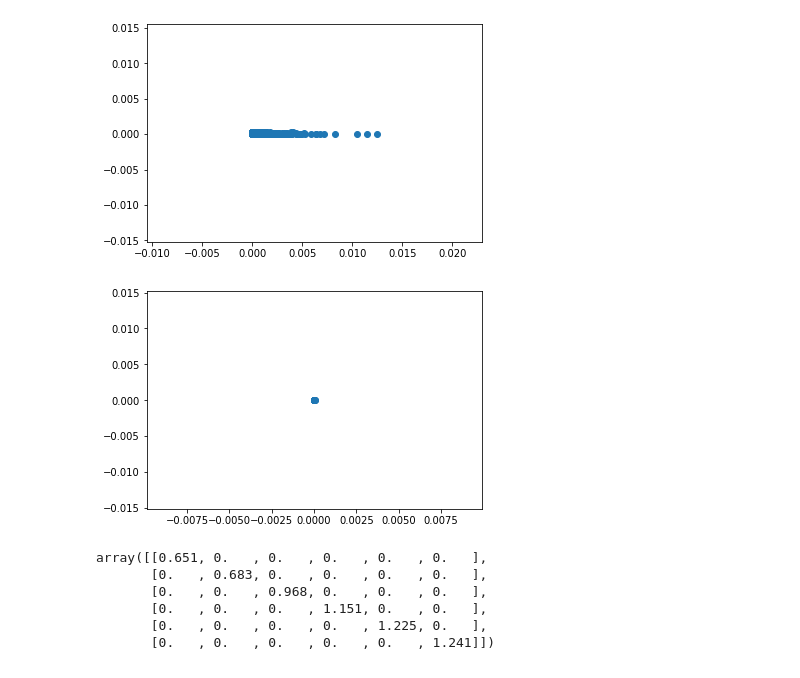
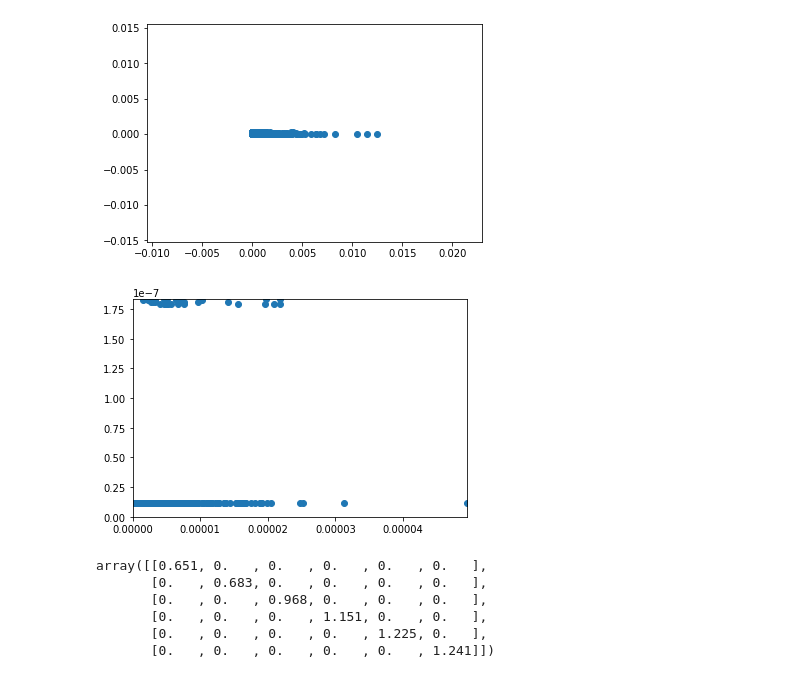
Before and after one commit to zihao12/pyJSMF-RAW, a Jupyter notebook: experiments/sla_multinomial1.ipynb, the cells around one changed output. Saved outputs shown, nothing was run; the diff lists cells and outputs as text; code cells hidden in the pictures.

```diff
--- a/experiments/sla_multinomial1.ipynb
+++ b/experiments/sla_multinomial1.ipynb
@@ -174,9 +174,11 @@ for i in range(k):
 [figure]
 # %%
 plt.scatter(Ctrue[S0,:].flatten(), C[S0,:].flatten())
+plt.xlim((0, Ctrue[S0,:].max()))
+plt.ylim((0, C[S0,:].max()))
 plt.show()
 # %% [output]
-[figure, old version]
+[figure, new version]
 # %%
 A.round(3)
 # %% [output]
```
Also changed, not shown: parts of 5 cells of this notebook, 2 other files.
